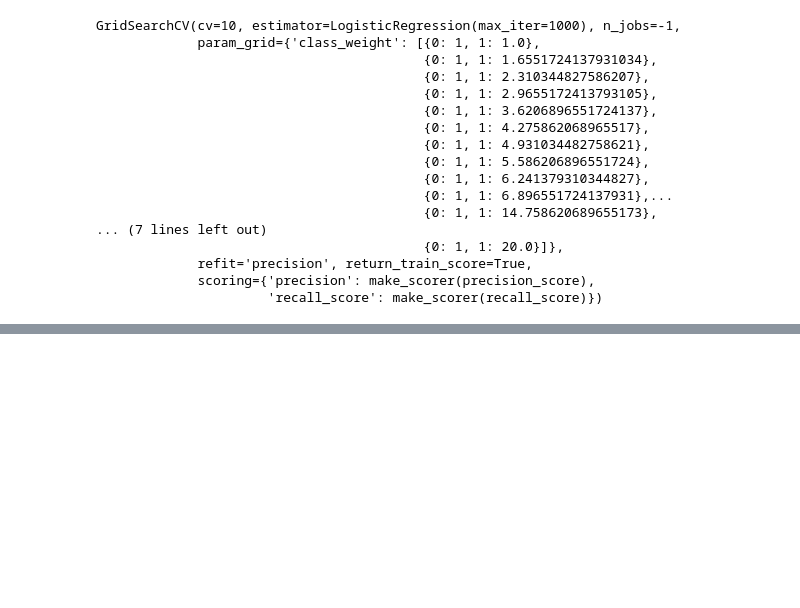
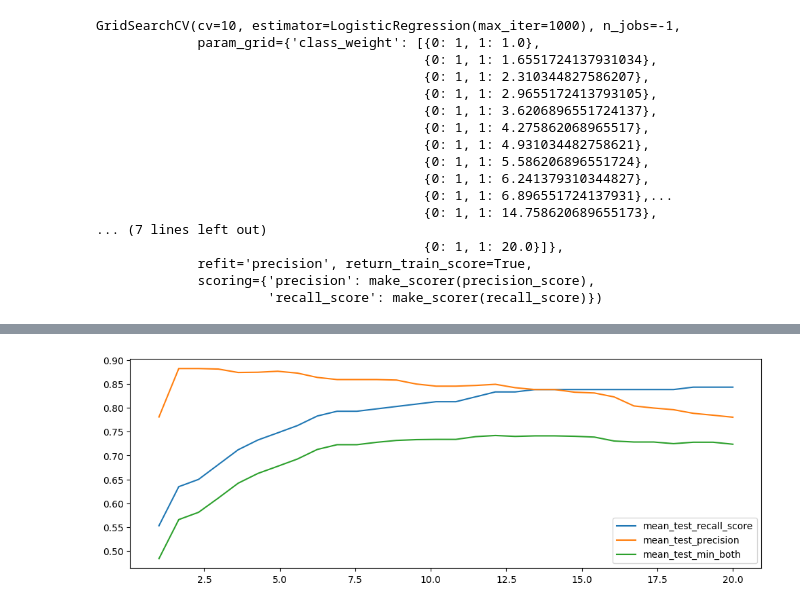
Before and after one commit to Victoran0/Machine-LEarning, a Jupyter notebook: Scikit Learn/metrics/metrics.ipynb, the cells around one changed output, grey strips where cells are left out. Drawn from its saved outputs; the diff is of its cells as text; code cells hidden in the pictures; blank space fills up the shorter version.

Commit message:
scikit meta-estimator

```diff
--- a/Scikit Learn/metrics/metrics.ipynb
+++ b/Scikit Learn/metrics/metrics.ipynb
@@ -170,0 +164,18 @@ Name: mean_test_precision, dtype: float64
+# %%
+def min_recall_precision(y_true, y_pred):
+    recall = recall_score(y_true, y_pred)
+    precision = precision_score(y_true, y_pred)
+    return min(recall, precision)
+# %%
+grid = GridSearchCV(
+    estimator=LogisticRegression(max_iter=1000),
+    param_grid={'class_weight': [{0: 1, 1: v} for v in np.linspace(1, 20, 30)]},
+    scoring={'precision': make_scorer(precision_score),
+             'recall_score': make_scorer(recall_score),
+            'min_both': make_scorer(min_recall_precision)},
+    refit='min_both',
+    return_train_score=True,
+    cv=10,
+    n_jobs=-1
+)
+grid.fit(X, y)
@@ -170,0 +200,10 @@ Name: mean_test_precision, dtype: float64
+# %%
+plt.figure(figsize=(12, 4))
+df_results = pd.DataFrame(grid.cv_results_)
+for score in ['mean_test_recall_score', 'mean_test_precision', 'mean_test_min_both']:
+    plt.plot([_[1] for _ in df_results['param_class_weight']],
+            df_results[score],
+            label=score)
+plt.legend();
+# %% [output]
+[figure, added]
```
Also changed, not shown: parts of 21 cells of this notebook, 1 other file.
